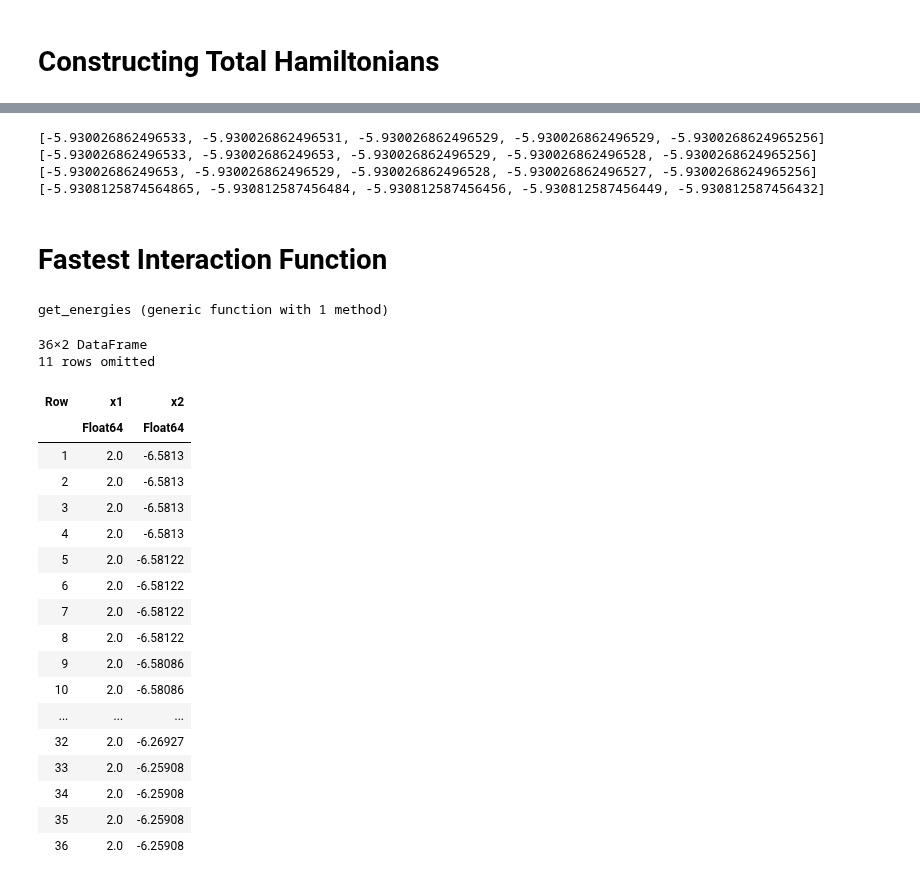
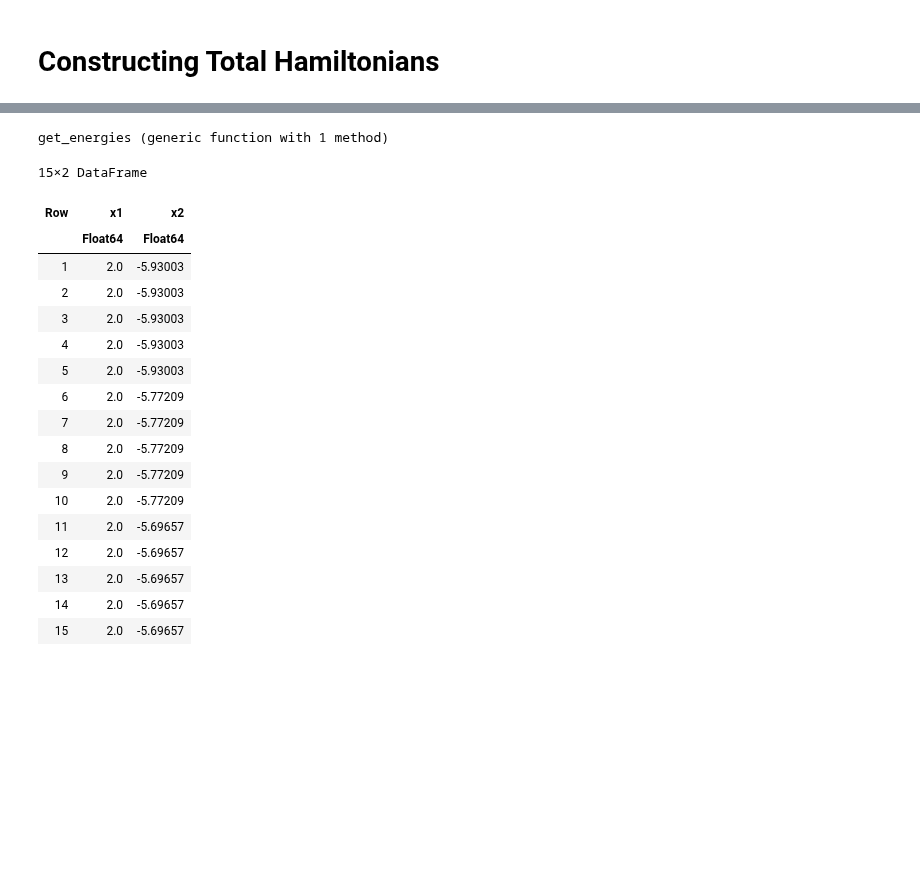
Before and after one commit to Umut-Can-Physics/Kagome-Lattice, a Jupyter notebook: My Numerical Calculations/Many-Body/Hofstadter/Hofstadter First Band Approximation.ipynb, the cells around one changed output, grey strips where cells are left out. Saved outputs shown, nothing was run; the diff lists cells and outputs as text; code cells hidden in the pictures; blank space fills up the shorter version.

```diff
--- a/My Numerical Calculations/Many-Body/Hofstadter/Hofstadter First Band Approximation.ipynb
+++ b/My Numerical Calculations/Many-Body/Hofstadter/Hofstadter First Band Approximation.ipynb
@@ -120,15 +87,0 @@ ManyBody(onebodybasis=Subspace(superbasis=NLevel(N=64), states:8), states:495)
-# %%
-# executeme
-
-function get_mb_op(basis_mb, basis, sp_op)
-
-    Op_MB = SparseOperator(basis_mb)
-
-    for i in 1:length(basis)
-        for j in 1:length(basis)
-            Op_MB += sp_op.data[i,j] * transition(basis_mb, i, j)
-        end
-    end
-
-    return Op_MB
-end
@@ -246,2 +123,2 @@ get_hubbard_int3 (generic function with 1 method)
 # %%
-H_Int_MB3 = get_hubbard_int3(P, Pt, b_sub, cut_off);
+H_Int_MB5 = Hubbard_Interaction(P, Pt, b_sub, cut_off);
@@ -314,2 +124,0 @@ get_hubbard_int5 (generic function with 1 method)
-# %%
-H_Int_MB5 = get_hubbard_int5(P, Pt, b_sub, cut_off);
@@ -378,29 +162,7 @@ H_MB5 = H1cut + H_Int_MB5;
-# %%
-E = eigenenergies(dense((H_MB+dagger(H_MB))/2))
-
-E0 = eigenenergies(dense(Hofstadter_Finite_U(Nx, Ny, 1/q, PN, U)))
-
-E2 = eigenenergies(dense((H_MB2+dagger(H_MB2))/2))
-
-E3 = eigenenergies(dense((H_MB3+dagger(H_MB3))/2))
-
-E5 = eigenenergies(dense((H_MB5+dagger(H_MB5))/2))
-
-print(E5[1:cut_off], "\n",
-      E2[1:cut_off], "\n",
-      E3[1:cut_off], "\n",
-      E0[1:cut_off])
-# %% [output]
-[-5.930026862496533, -5.930026862496531, -5.930026862496529, -5.930026862496529, -5.9300268624965256]
-[-5.930026862496533, -5.93002686249653, -5.930026862496529, -5.930026862496528, -5.9300268624965256]
-[-5.93002686249653, -5.930026862496529, -5.930026862496528, -5.930026862496527, -5.9300268624965256]
-[-5.9308125874564865, -5.930812587456484, -5.930812587456456, -5.930812587456449, -5.930812587456432]
-# %% [markdown]
-# Fastest Interaction Function
 # %%
 using DataFrames
 
-E5_states = eigenstates(dense(dense((H_MB5+dagger(H_MB5))/2)))
+Hubbard_States = eigenstates(dense(dense((H_MB5+dagger(H_MB5))/2)))
 
 function get_energies(pn, states, basis)
     PN_Energies = Array{Float64}(undef, length(states[1]), 2)
@@ -416,25 +178,24 @@ end
 # %% [output]
 get_energies (generic function with 1 method)
 # %%
-get_energies(2.0, E5_states, bcut_mb)
+pn=2.0
+df = get_energies(pn, Hubbard_States, bcut_mb)
 # %% [output]
-36×2 DataFrame
-11 rows omitted
+15×2 DataFrame
 | Row | x1 | x2 |
 |  | Float64 | Float64 |
-| 1 | 2.0 | -6.5813 |
-| 2 | 2.0 | -6.5813 |
-| 3 | 2.0 | -6.5813 |
-| 4 | 2.0 | -6.5813 |
-| 5 | 2.0 | -6.58122 |
-| 6 | 2.0 | -6.58122 |
-| 7 | 2.0 | -6.58122 |
-| 8 | 2.0 | -6.58122 |
-| 9 | 2.0 | -6.58086 |
-| 10 | 2.0 | -6.58086 |
-| ... | ... | ... |
-| 32 | 2.0 | -6.26927 |
-| 33 | 2.0 | -6.25908 |
-| 34 | 2.0 | -6.25908 |
-| 35 | 2.0 | -6.25908 |
-| 36 | 2.0 | -6.25908 |
+| 1 | 2.0 | -5.93003 |
+| 2 | 2.0 | -5.93003 |
+| 3 | 2.0 | -5.93003 |
+| 4 | 2.0 | -5.93003 |
+| 5 | 2.0 | -5.93003 |
+| 6 | 2.0 | -5.77209 |
+| 7 | 2.0 | -5.77209 |
+| 8 | 2.0 | -5.77209 |
+| 9 | 2.0 | -5.77209 |
+| 10 | 2.0 | -5.77209 |
+| 11 | 2.0 | -5.69657 |
+| 12 | 2.0 | -5.69657 |
+| 13 | 2.0 | -5.69657 |
+| 14 | 2.0 | -5.69657 |
+| 15 | 2.0 | -5.69657 |
```
Also changed, not shown: parts of 55 cells of this notebook, 2 other files.
